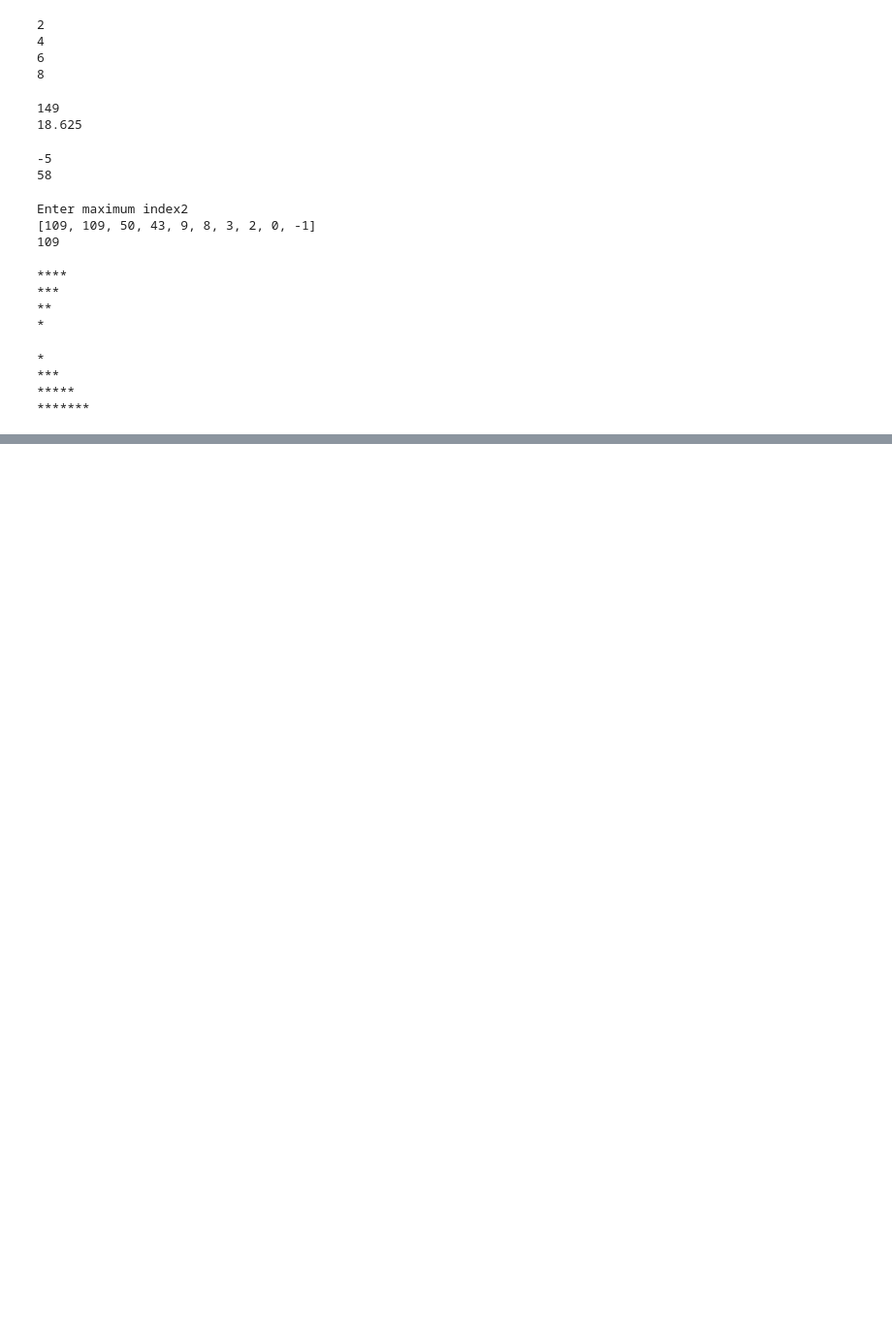
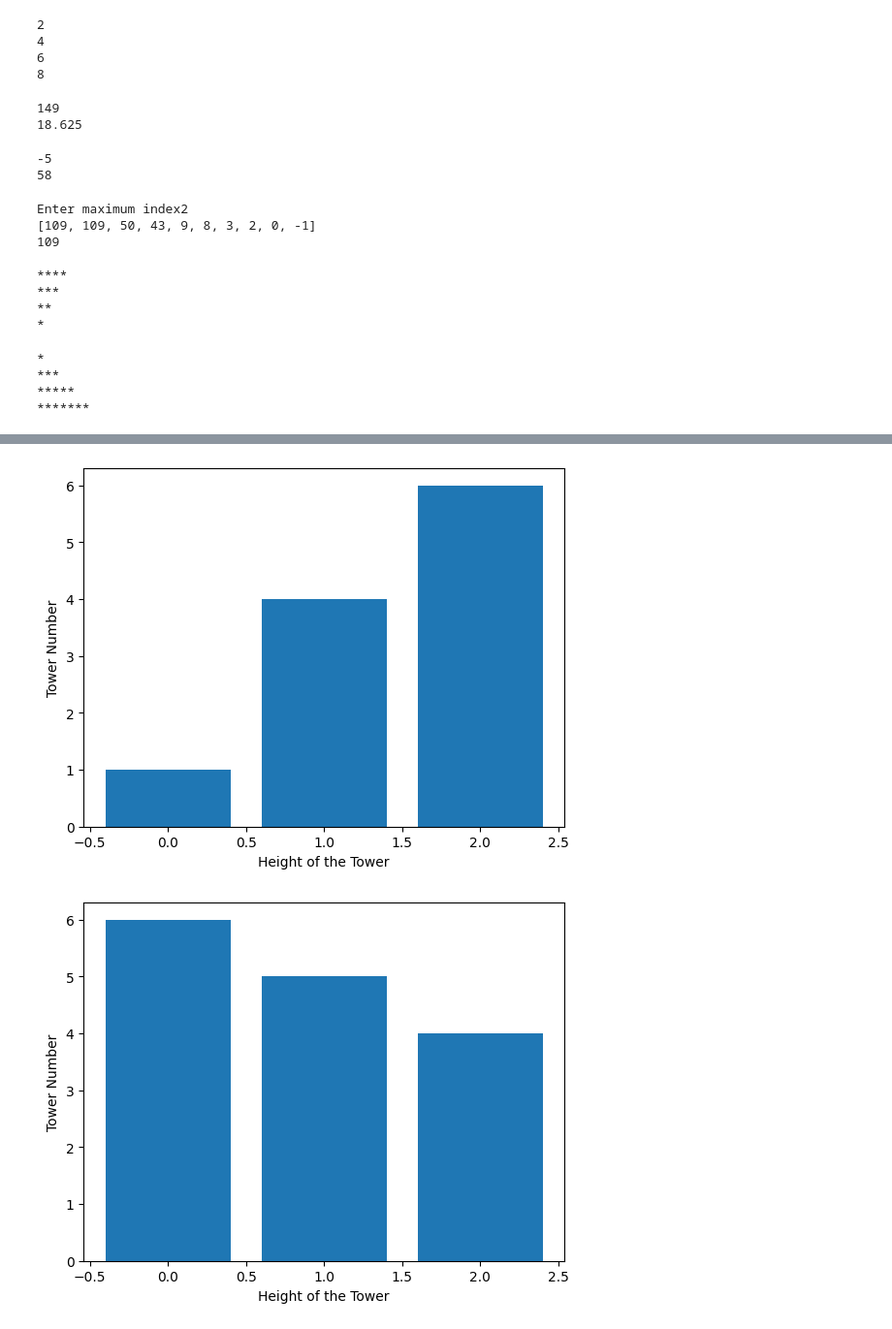
Before and after one commit to PandiDurai010722/Python_code, a Jupyter notebook: Python1.ipynb, the cells around one changed output, grey strips where cells are left out. Shown: that part at 97% size. Drawn from its saved outputs; the diff is of its cells as text; code cells hidden in the pictures; blank space fills up the shorter version.

Commit message:
rain_water

```diff
--- a/Python1.ipynb
+++ b/Python1.ipynb
@@ -476,0 +580,59 @@ for i in range(1,8,2):
+# %%
+# Take home exercise
+
+
+# You are given the length of the towers in the list.
+# Tower-0 ---->Height  =0
+# Tower-1 ---->Height  =4
+#.....
+# You can assume that the distance between two consecutive towers is 1 unit. Assume the width of each tower =1
+# Assume that it is raining figure out how much total rain water would be trapped?
+
+l=[1,4,6]
+
+
+
+
+import matplotlib.pyplot as plt
+plt.bar(range(len(l)),l)
+plt.xlabel('Height of the Tower')
+plt.ylabel('Tower Number')
+plt.show()
+
+
+l=[6,5,4]
+
+
+
+
+import matplotlib.pyplot as plt
+plt.bar(range(len(l)),l)
+plt.xlabel('Height of the Tower')
+plt.ylabel('Tower Number')
+plt.show()
+
+l=[6,5,7]
+
+
+
+
+import matplotlib.pyplot as plt
+plt.bar(range(len(l)),l)
+plt.xlabel('Height of the Tower')
+plt.ylabel('Tower Number')
+plt.show()
+
+
+l=[7,5,6]
+
+
+
+
+import matplotlib.pyplot as plt
+plt.bar(range(len(l)),l)
+plt.xlabel('Height of the Tower')
+plt.ylabel('Tower Number')
+plt.show()
+# %% [output]
+[figure, added]
+[figure, added]
```
Also changed, not shown: parts of 18 cells of this notebook.
